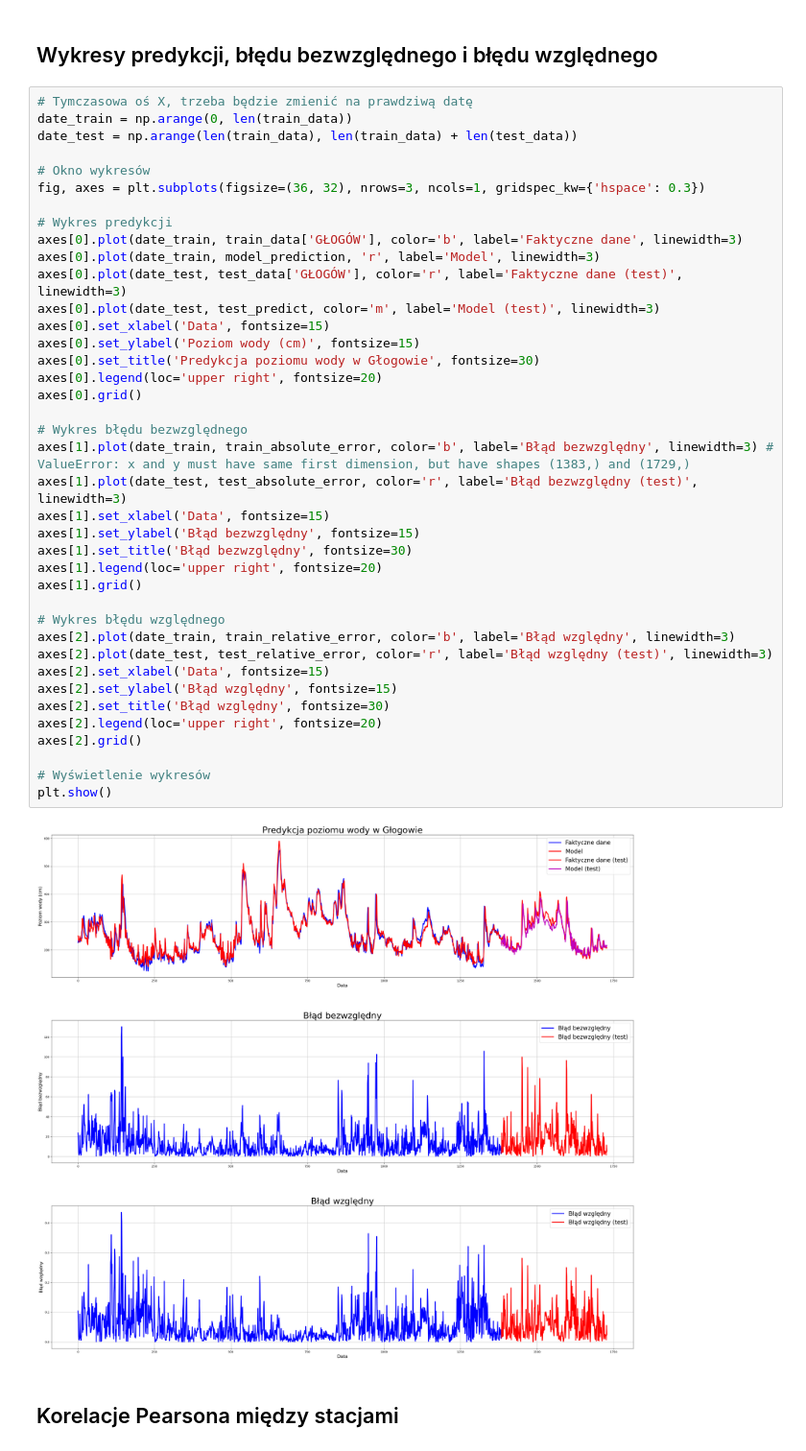
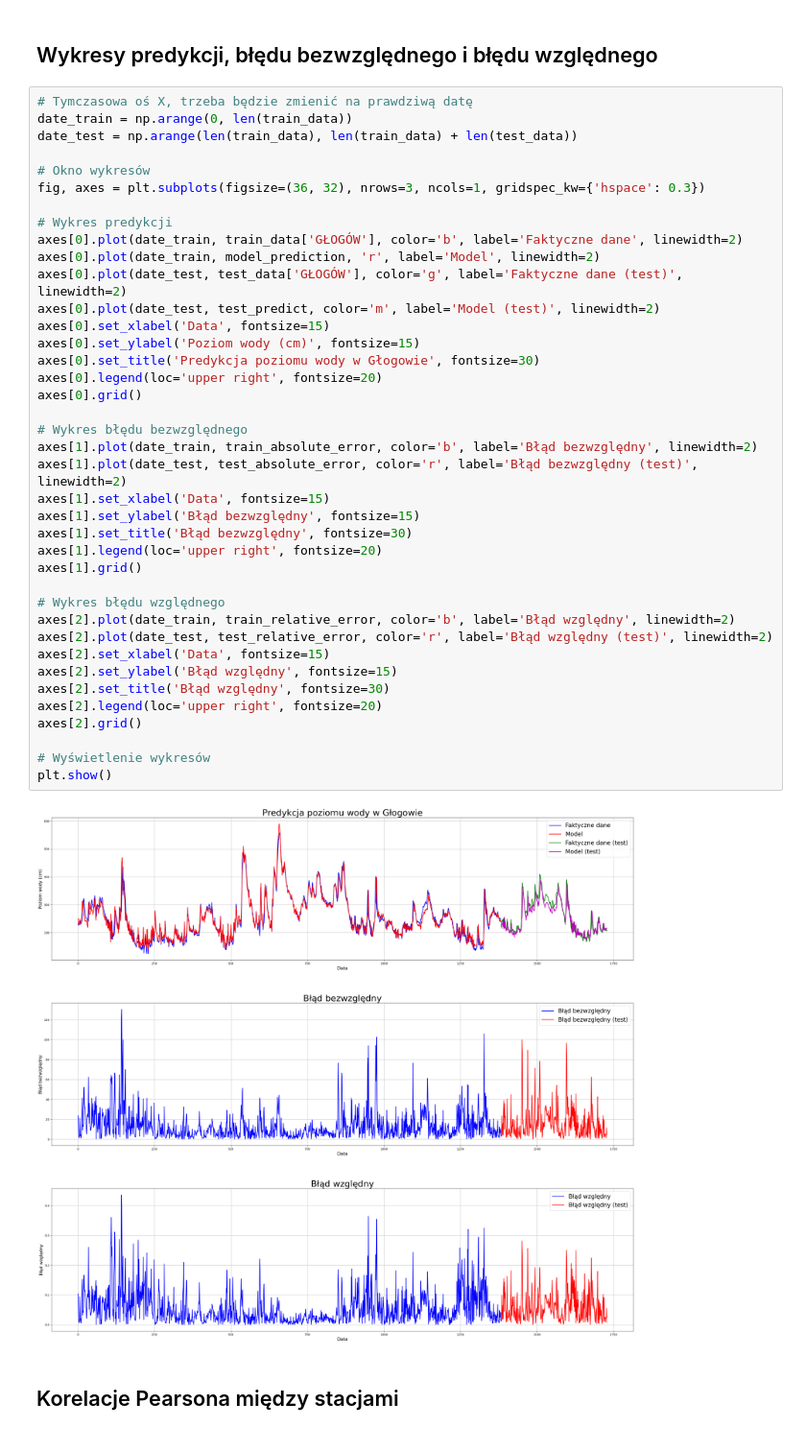
Before and after one commit to math-insight/water-level-estimation, a Jupyter notebook: src/model.ipynb, the cells around one changed output. Shown at 96% size. Saved outputs shown, nothing was run; the diff lists cells and outputs as text.

Commit message:
Fixed plots readability

```diff
--- a/src/model.ipynb
+++ b/src/model.ipynb
@@ -186,42 +186,42 @@ Test max relative error: nan
 date_train = np.arange(0, len(train_data))
 date_test = np.arange(len(train_data), len(train_data) + len(test_data))
 
 # Okno wykresów
 fig, axes = plt.subplots(figsize=(36, 32), nrows=3, ncols=1, gridspec_kw={'hspace': 0.3})
 
 # Wykres predykcji
-axes[0].plot(date_train, train_data['GŁOGÓW'], color='b', label='Faktyczne dane', linewidth=3)
-axes[0].plot(date_train, model_prediction, 'r', label='Model', linewidth=3)
-axes[0].plot(date_test, test_data['GŁOGÓW'], color='r', label='Faktyczne dane (test)', linewidth=3)
-axes[0].plot(date_test, test_predict, color='m', label='Model (test)', linewidth=3)
+axes[0].plot(date_train, train_data['GŁOGÓW'], color='b', label='Faktyczne dane', linewidth=2)
+axes[0].plot(date_train, model_prediction, 'r', label='Model', linewidth=2)
+axes[0].plot(date_test, test_data['GŁOGÓW'], color='g', label='Faktyczne dane (test)', linewidth=2)
+axes[0].plot(date_test, test_predict, color='m', label='Model (test)', linewidth=2)
 axes[0].set_xlabel('Data', fontsize=15)
 axes[0].set_ylabel('Poziom wody (cm)', fontsize=15)
 axes[0].set_title('Predykcja poziomu wody w Głogowie', fontsize=30)
 axes[0].legend(loc='upper right', fontsize=20)
 axes[0].grid()
 
 # Wykres błędu bezwzględnego
-axes[1].plot(date_train, train_absolute_error, color='b', label='Błąd bezwzględny', linewidth=3) # ValueError: x and y must have same first dimension, but have shapes (1383,) and (1729,)
-axes[1].plot(date_test, test_absolute_error, color='r', label='Błąd bezwzględny (test)', linewidth=3)
+axes[1].plot(date_train, train_absolute_error, color='b', label='Błąd bezwzględny', linewidth=2)
+axes[1].plot(date_test, test_absolute_error, color='r', label='Błąd bezwzględny (test)', linewidth=2)
 axes[1].set_xlabel('Data', fontsize=15)
 axes[1].set_ylabel('Błąd bezwzględny', fontsize=15)
 axes[1].set_title('Błąd bezwzględny', fontsize=30)
 axes[1].legend(loc='upper right', fontsize=20)
 axes[1].grid()
 
 # Wykres błędu względnego
-axes[2].plot(date_train, train_relative_error, color='b', label='Błąd względny', linewidth=3)
-axes[2].plot(date_test, test_relative_error, color='r', label='Błąd względny (test)', linewidth=3)
+axes[2].plot(date_train, train_relative_error, color='b', label='Błąd względny', linewidth=2)
+axes[2].plot(date_test, test_relative_error, color='r', label='Błąd względny (test)', linewidth=2)
 axes[2].set_xlabel('Data', fontsize=15)
 axes[2].set_ylabel('Błąd względny', fontsize=15)
 axes[2].set_title('Błąd względny', fontsize=30)
 axes[2].legend(loc='upper right', fontsize=20)
 axes[2].grid()
 
 # Wyświetlenie wykresów
 plt.show()
 # %% [output]
-[figure, old version]
+[figure, new version]
 # %% [markdown]
 ## Korelacje Pearsona między stacjami
 # %%
```
